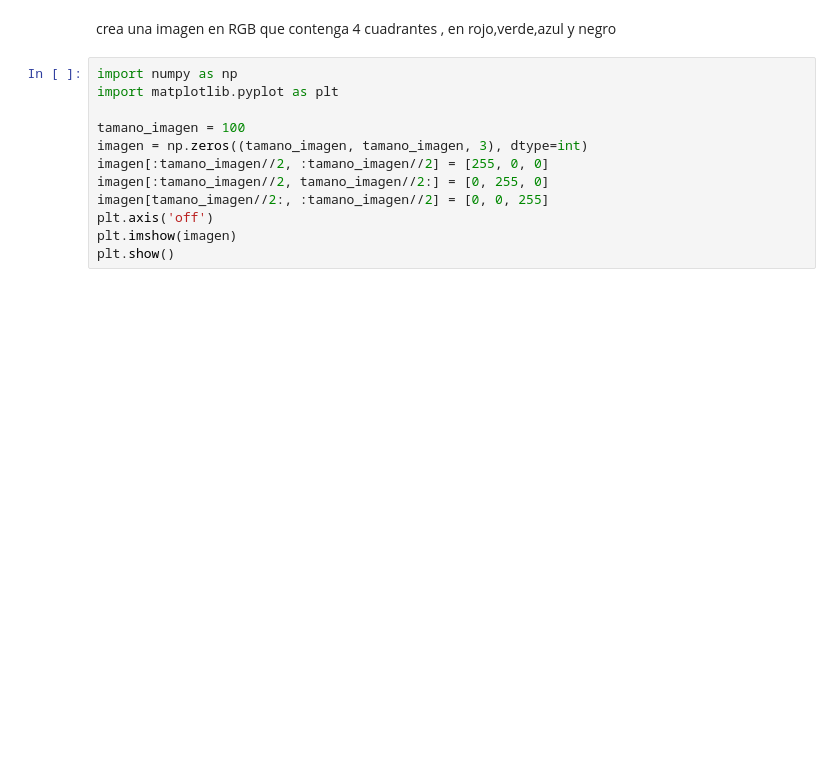
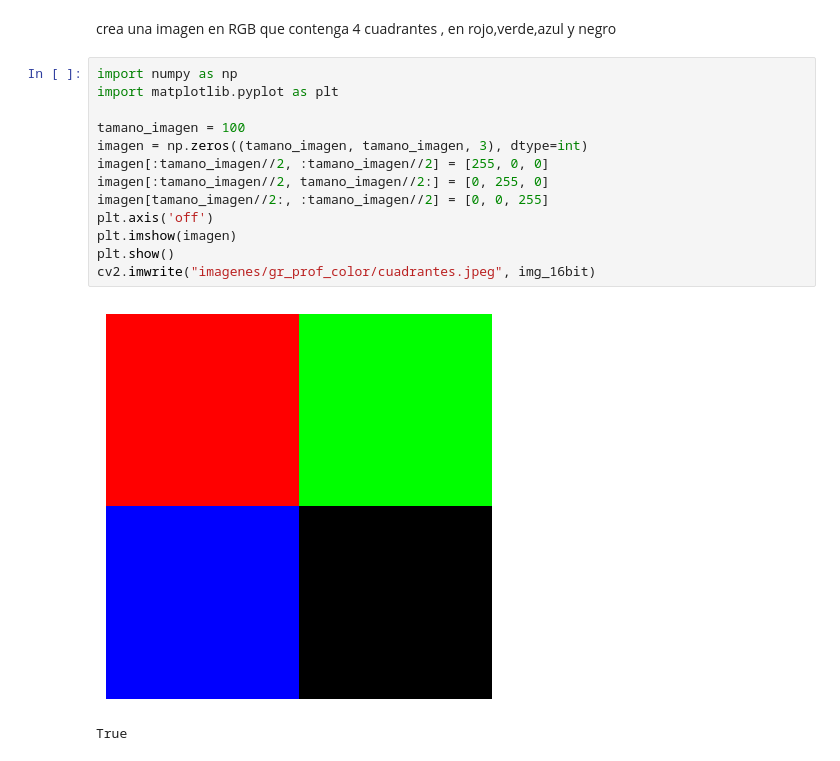
Before and after one commit to FcCaba/Procesamiento-De-Imagenes, a Jupyter notebook: practica4.ipynb, the cells around one changed output. Cells and saved outputs as stored; diff of their text form; blank space fills up the shorter version.

```diff
--- a/practica4.ipynb
+++ b/practica4.ipynb
@@ -77,12 +85,16 @@ crea una imagen en RGB que contenga 4 cuadrantes , en rojo,verde,azul y negro
 # %%
 import numpy as np
 import matplotlib.pyplot as plt
 
 tamano_imagen = 100
 imagen = np.zeros((tamano_imagen, tamano_imagen, 3), dtype=int)
 imagen[:tamano_imagen//2, :tamano_imagen//2] = [255, 0, 0]
 imagen[:tamano_imagen//2, tamano_imagen//2:] = [0, 255, 0]
 imagen[tamano_imagen//2:, :tamano_imagen//2] = [0, 0, 255]
 plt.axis('off')
 plt.imshow(imagen)
 plt.show()
+cv2.imwrite("imagenes/gr_prof_color/cuadrantes.jpeg", img_16bit)
+# %% [output]
+[figure, added]
+True
```
Also changed, not shown: parts of 3 cells of this notebook, 1 other file.
